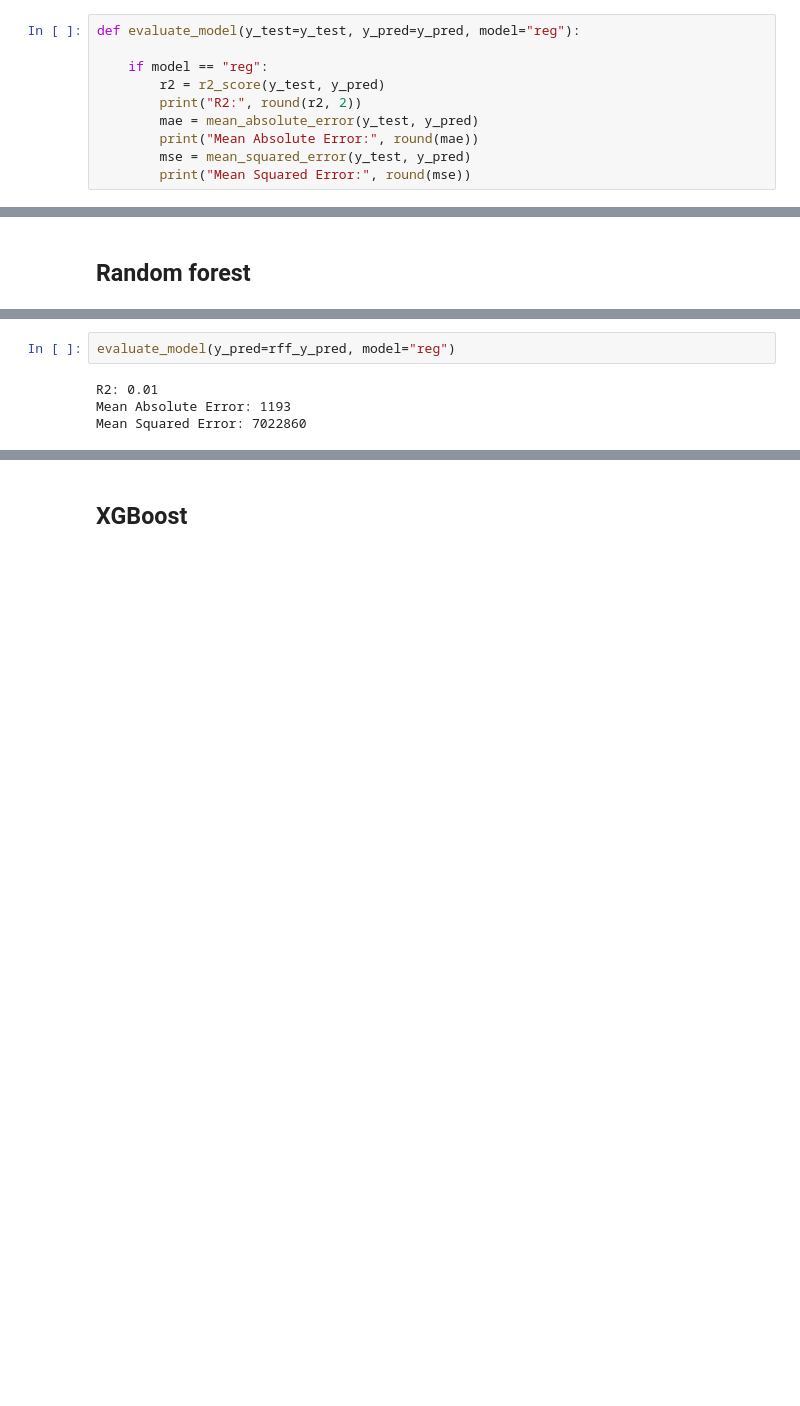
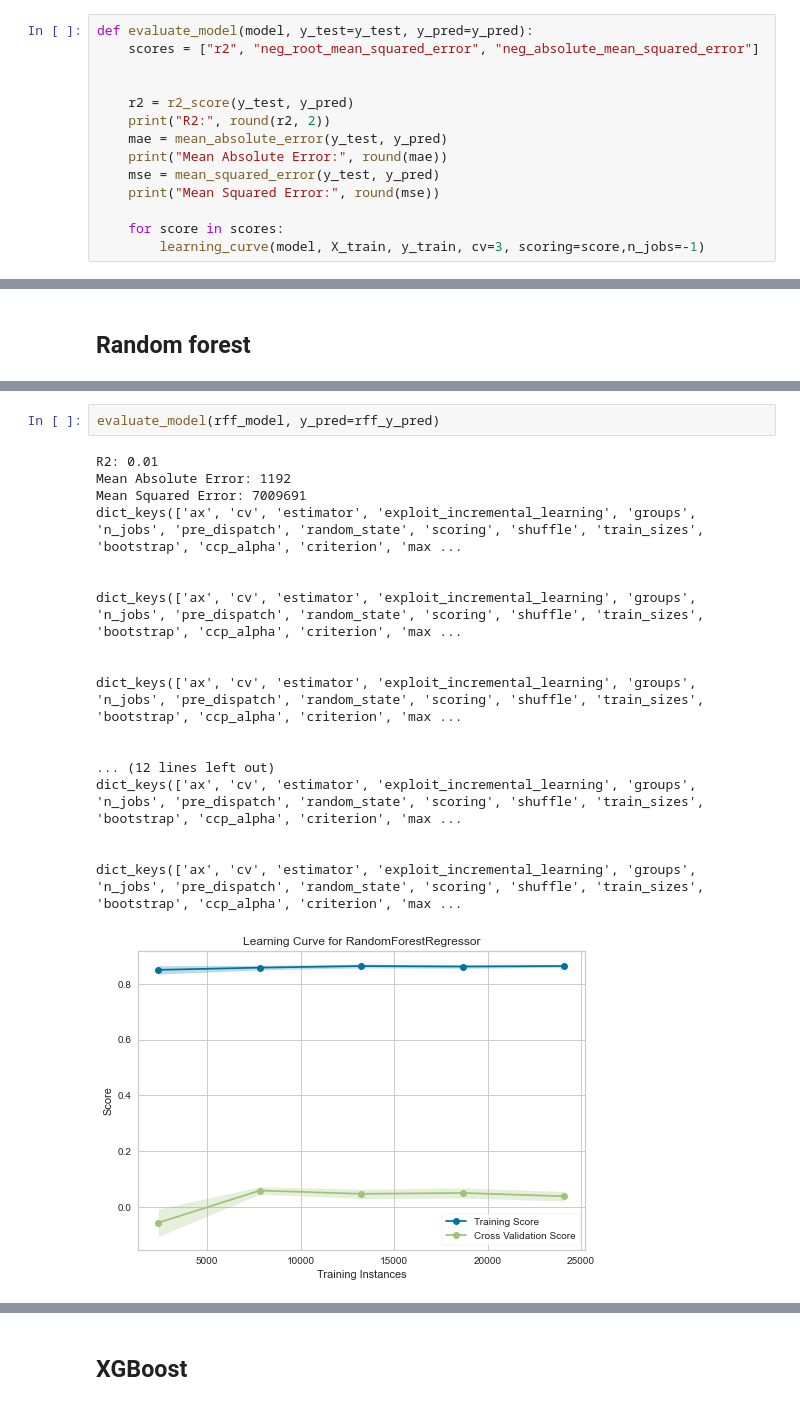
Before and after one commit to tmespe/tub_advanced_ds, a Jupyter notebook: notebooks/04-lecture.ipynb, the cells around one changed output, grey strips where cells are left out. Saved outputs shown, nothing was run; the diff lists cells and outputs as text; blank space fills up the shorter version.

```diff
--- a/notebooks/04-lecture.ipynb
+++ b/notebooks/04-lecture.ipynb
@@ -90,15 +89,19 @@ _ = tree.plot_tree(dt,
 # %% [markdown]
 ### Evaluate model
 # %%
-def evaluate_model(y_test=y_test, y_pred=y_pred, model="reg"):
+def evaluate_model(model, y_test=y_test, y_pred=y_pred):
+    scores = ["r2", "neg_root_mean_squared_error", "neg_absolute_mean_squared_error"]
 
-    if model == "reg":
-        r2 = r2_score(y_test, y_pred)
-        print("R2:", round(r2, 2))
-        mae = mean_absolute_error(y_test, y_pred)
-        print("Mean Absolute Error:", round(mae))
-        mse = mean_squared_error(y_test, y_pred)
-        print("Mean Squared Error:", round(mse))
+
+    r2 = r2_score(y_test, y_pred)
+    print("R2:", round(r2, 2))
+    mae = mean_absolute_error(y_test, y_pred)
+    print("Mean Absolute Error:", round(mae))
+    mse = mean_squared_error(y_test, y_pred)
+    print("Mean Squared Error:", round(mse))
+
+    for score in scores:
+        learning_curve(model, X_train, y_train, cv=3, scoring=score,n_jobs=-1)
 # %%
 evaluate_model()
 # %% [output]
@@ -120,7 +121,22 @@ first five predicted values: [2476.01 2270.88 1403.13  498.66 2826.75]
 first five actual values: [3025.0, 197.0, 5057.0, 378.0, 1230.0]
 # %%
-evaluate_model(y_pred=rff_y_pred, model="reg")
+evaluate_model(rff_model, y_pred=rff_y_pred)
 # %% [output]
 R2: 0.01
-Mean Absolute Error: 1193
-Mean Squared Error: 7022860
+Mean Absolute Error: 1192
+Mean Squared Error: 7009691
+dict_keys(['ax', 'cv', 'estimator', 'exploit_incremental_learning', 'groups', 'n_jobs', 'pre_dispatch', 'random_state', 'scoring', 'shuffle', 'train_sizes', 'bootstrap', 'ccp_alpha', 'criterion', 'max ...
+
+
+dict_keys(['ax', 'cv', 'estimator', 'exploit_incremental_learning', 'groups', 'n_jobs', 'pre_dispatch', 'random_state', 'scoring', 'shuffle', 'train_sizes', 'bootstrap', 'ccp_alpha', 'criterion', 'max ...
+
+
+dict_keys(['ax', 'cv', 'estimator', 'exploit_incremental_learning', 'groups', 'n_jobs', 'pre_dispatch', 'random_state', 'scoring', 'shuffle', 'train_sizes', 'bootstrap', 'ccp_alpha', 'criterion', 'max ...
+
+
+... (12 lines left out)
+dict_keys(['ax', 'cv', 'estimator', 'exploit_incremental_learning', 'groups', 'n_jobs', 'pre_dispatch', 'random_state', 'scoring', 'shuffle', 'train_sizes', 'bootstrap', 'ccp_alpha', 'criterion', 'max ...
+
+
+dict_keys(['ax', 'cv', 'estimator', 'exploit_incremental_learning', 'groups', 'n_jobs', 'pre_dispatch', 'random_state', 'scoring', 'shuffle', 'train_sizes', 'bootstrap', 'ccp_alpha', 'criterion', 'max ...
+[figure, added]
```
Also changed, not shown: parts of 14 cells of this notebook, 5 other files.
